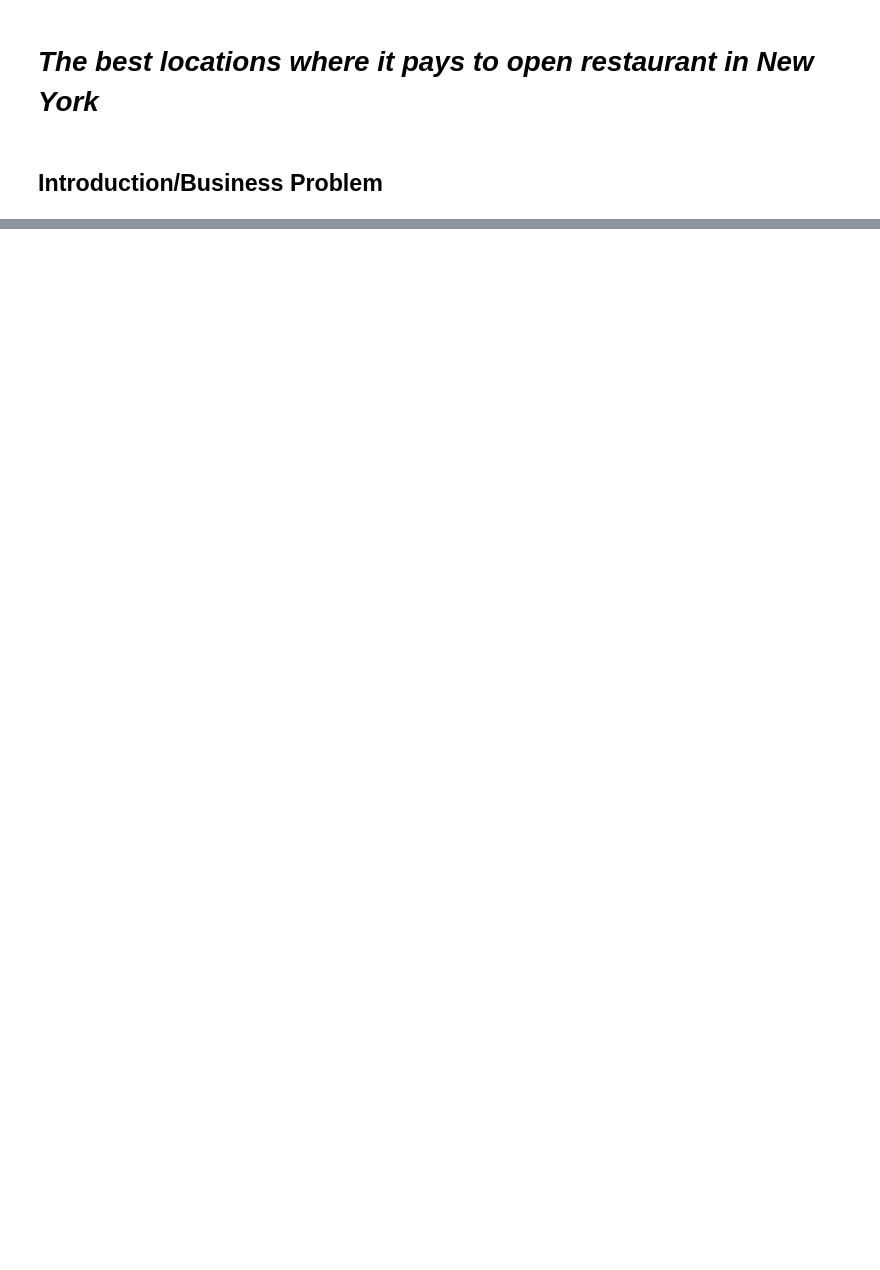
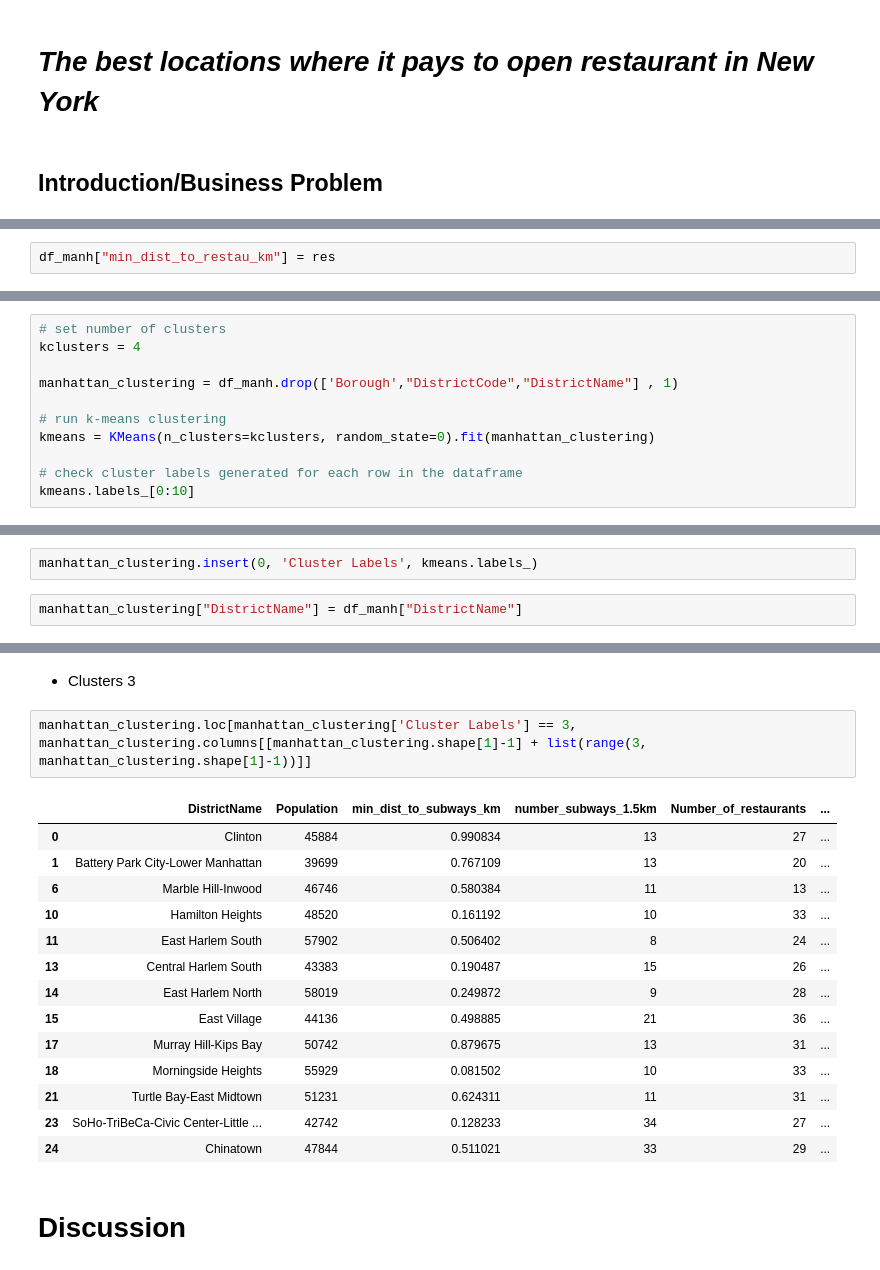
Before and after one commit to AhmcyrCourse/Coursera_Capstone, a Jupyter notebook: Report.ipynb, the cells around one changed output, grey strips where cells are left out. Drawn from its saved outputs; the diff is of its cells as text; blank space fills up the shorter version.

```diff
--- a/Report.ipynb
+++ b/Report.ipynb
@@ -35,0 +584,2 @@ The best locations are those where there is no or few restaurants, close to subw
+# %%
+df_manh["min_dist_to_restau_km"] = res
@@ -35,0 +599,11 @@ The best locations are those where there is no or few restaurants, close to subw
+# %%
+# set number of clusters
+kclusters = 4
+
+manhattan_clustering = df_manh.drop(['Borough',"DistrictCode","DistrictName"] , 1)
+
+# run k-means clustering
+kmeans = KMeans(n_clusters=kclusters, random_state=0).fit(manhattan_clustering)
+
+# check cluster labels generated for each row in the dataframe
+kmeans.labels_[0:10]
@@ -35,0 +612,4 @@ The best locations are those where there is no or few restaurants, close to subw
+# %%
+manhattan_clustering.insert(0, 'Cluster Labels', kmeans.labels_)
+# %%
+manhattan_clustering["DistrictName"] = df_manh["DistrictName"]
@@ -35,0 +688,21 @@ The best locations are those where there is no or few restaurants, close to subw
+# %% [markdown]
+- Clusters 3
+# %%
+manhattan_clustering.loc[manhattan_clustering['Cluster Labels'] == 3, manhattan_clustering.columns[[manhattan_clustering.shape[1]-1] + list(range(3, manhattan_clustering.shape[1]-1))]]
+# %% [output]
+|  | DistrictName | Population | min_dist_to_subways_km | number_subways_1.5km | Number_of_restaurants | ... |
+| 0 | Clinton | 45884 | 0.990834 | 13 | 27 | ... |
+| 1 | Battery Park City-Lower Manhattan | 39699 | 0.767109 | 13 | 20 | ... |
+| 6 | Marble Hill-Inwood | 46746 | 0.580384 | 11 | 13 | ... |
+| 10 | Hamilton Heights | 48520 | 0.161192 | 10 | 33 | ... |
+| 11 | East Harlem South | 57902 | 0.506402 | 8 | 24 | ... |
+| 13 | Central Harlem South | 43383 | 0.190487 | 15 | 26 | ... |
+| 14 | East Harlem North | 58019 | 0.249872 | 9 | 28 | ... |
+| 15 | East Village | 44136 | 0.498885 | 21 | 36 | ... |
+| 17 | Murray Hill-Kips Bay | 50742 | 0.879675 | 13 | 31 | ... |
+| 18 | Morningside Heights | 55929 | 0.081502 | 10 | 33 | ... |
+| 21 | Turtle Bay-East Midtown | 51231 | 0.624311 | 11 | 31 | ... |
+| 23 | SoHo-TriBeCa-Civic Center-Little ... | 42742 | 0.128233 | 34 | 27 | ... |
+| 24 | Chinatown | 47844 | 0.511021 | 33 | 29 | ... |
+# %% [markdown]
+# Discussion
```
Also changed, not shown: parts of 92 cells of this notebook, 2 other files.
